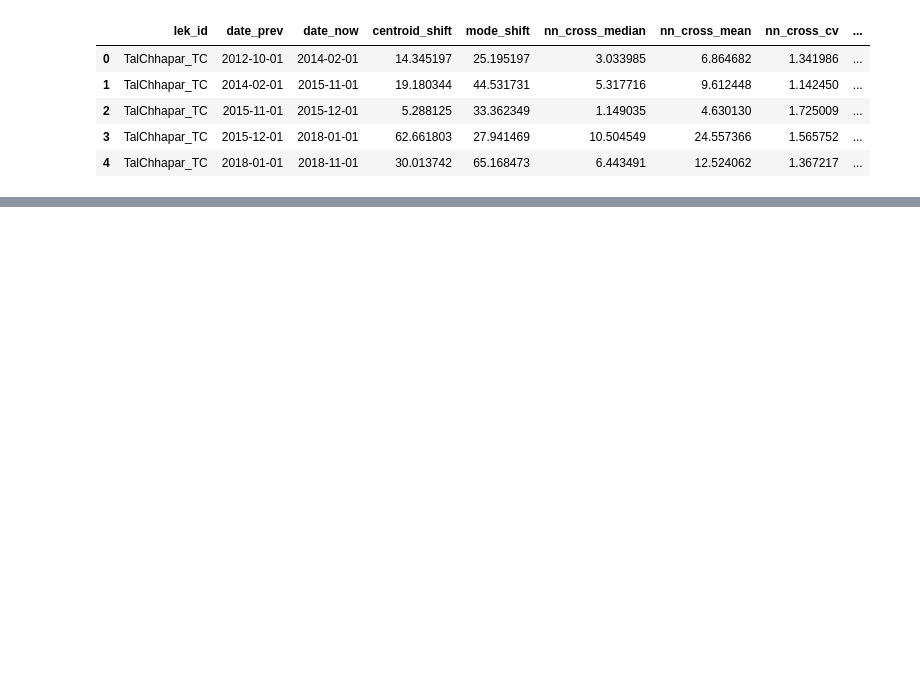
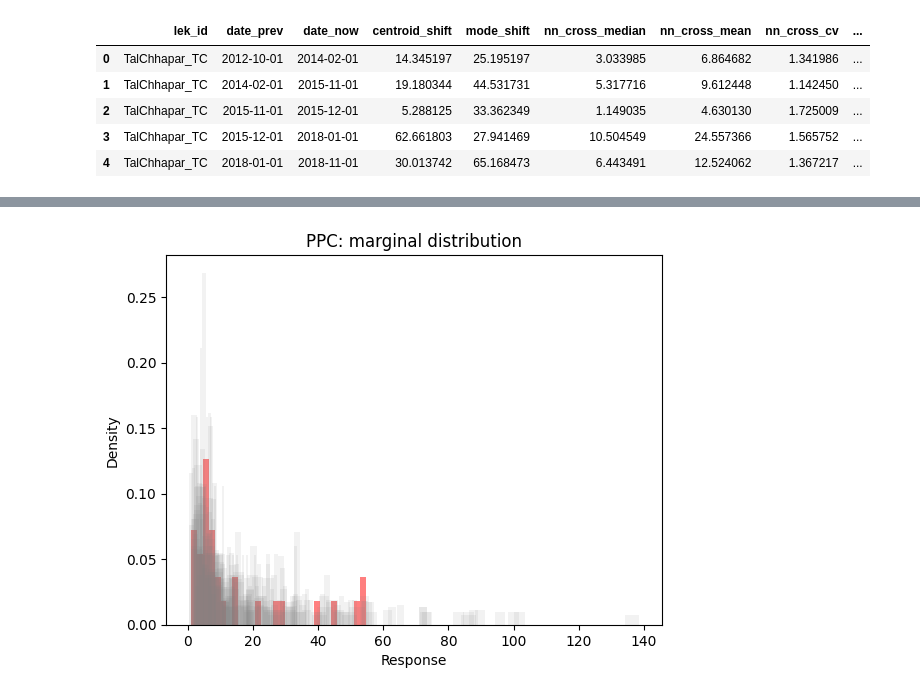
Before and after one commit to ruthviksp/territory_geometry, a Jupyter notebook: model_timeseries.ipynb, the cells around one changed output, grey strips where cells are left out. Cells and saved outputs as stored; diff of their text form; code cells hidden in the pictures; blank space fills up the shorter version.

```diff
--- a/model_timeseries.ipynb
+++ b/model_timeseries.ipynb
@@ -115,6 +117,7 @@ t_pred = pd.to_datetime(t_pred*365.25, unit='D', origin=t0)
 
 alpha = fit['alpha']
 beta  = fit['beta']
+phi = fit['phi'].reshape(-1)
 # %%
 fig,ax = plt.subplots(1,1)
 
@@ -137,0 +146,29 @@ plt.show()
+# %%
+# observed data
+y_obs = df['nn_cross_median'].values
+t     = df['time_std'].values
+lek   = df['lek_id_codes'].values - 1
+
+# draw a subset of posterior samples
+draw_idx = np.random.choice(alpha.shape[1], size=200, replace=False)
+
+y_rep_all = []
+
+for d in draw_idx:
+    mu = np.exp(alpha[lek, d] + beta[lek, d] * t)
+    y_rep = np.random.gamma(shape=phi[d], scale=mu / phi[d])
+    y_rep_all.append(y_rep)
+# %%
+fig,ax = plt.subplots(1,1)
+
+ax.hist(y_obs, bins=30, density=True, color='red', alpha=0.5, label='Observed')
+
+for yrep in y_rep_all[::10]:
+    ax.hist(yrep, bins=30, density=True, color='gray', alpha=0.1)
+ax.set_xlabel("Response")
+ax.set_ylabel("Density")
+ax.set_title("PPC: marginal distribution")
+
+plt.show()
+# %% [output]
+[figure, added]
```
Also changed, not shown: parts of 13 cells of this notebook.
